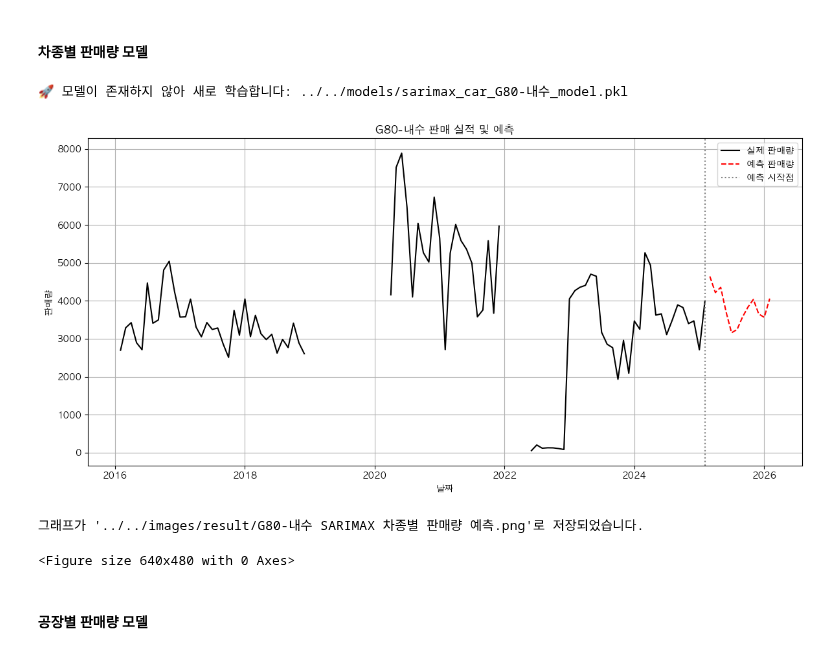
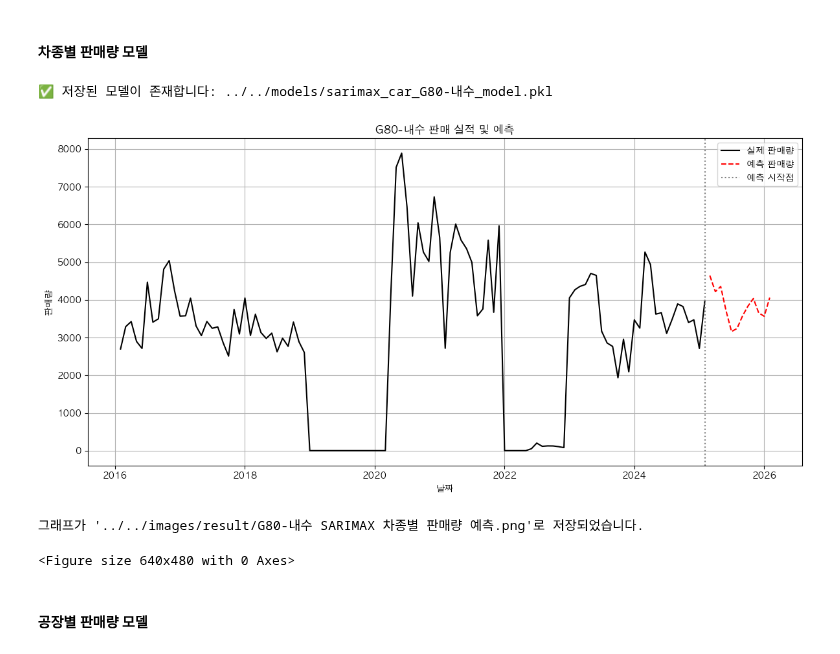
Before and after one commit to CodeWorks-hi/mini-project-2, a Jupyter notebook: jupyter_notebooks/모델_개발/retail_pred_model.ipynb, the cells around one changed output. Saved outputs shown, nothing was run; the diff lists cells and outputs as text; code cells hidden in the pictures.

```diff
--- a/jupyter_notebooks/모델_개발/retail_pred_model.ipynb
+++ b/jupyter_notebooks/모델_개발/retail_pred_model.ipynb
@@ -159,7 +159,7 @@ def ensure_model(region_name):
         return False
 
 # 5. 실행 예시
-file_path = "../../data/processed/지역별판매 복사본 2.csv"
+file_path = "../../data/processed/지역별판매 복사본.csv"
 df = pd.read_csv(file_path)
 
 # 전처리: 지역명 + 대륙 통합
@@ -181,7 +181,7 @@ status = ensure_model(region_name)
 
 # ✅ 특정 기간 값이 모두 0인지 확인
 zero_check_range = region_data.loc["2024-09":"2025-02", "y"]
-if (zero_check_range.isnull().sum() == len(zero_check_range)):
+if (zero_check_range.sum() == 0):
     print("🚫 이 지역은 현재 검색이 불가능합니다.")
 else :
     if status:
@@ -313,7 +313,7 @@ def plot_lstm_forecast(series, forecast_df, car_name, forecast_months, save_path
     plt.show()
 
 # 5. 실행 예시
-file_path = "../../data/processed/차종별판매 복사본 2.csv"
+file_path = "../../data/processed/차종별판매 복사본.csv"
 df = pd.read_csv(file_path)
 
 # 전처리: 인덱스 통합
@@ -353,7 +353,7 @@ status = ensure_model(car_name)
 
 # ✅ 특정 기간 값이 모두 0인지 확인
 zero_check_range = car_data.loc["2024-09":"2025-02", "y"]
-if (zero_check_range.isnull().sum() == len(zero_check_range)):
+if (zero_check_range.sum() == 0):
     print("🚫 이 차는 더 이상 생산하지 않습니다.")
 else :
     if status:
@@ -548,7 +543,7 @@ status = ensure_model(plant_name)
 
 # ✅ 특정 기간 값이 모두 0인지 확인
 zero_check_range = plant_data.loc["2024-09":"2025-02", "y"]
-if (zero_check_range.isnull().sum() == len(zero_check_range)):
+if (zero_check_range.sum() == 0):
     print("🚫 이 차는 더 이상 생산하지 않습니다.")
 else :
     if status:
@@ -641,7 +636,7 @@ def plot_series_with_forecast(series, forecast_result, region_name, save_path=No
 
 
 
-file_path = "../../data/processed/지역별판매 복사본 2.csv"  # 본인 환경에 맞게 경로 설정
+file_path = "../../data/processed/지역별판매 복사본.csv"  # 본인 환경에 맞게 경로 설정
 
 df = load_data(file_path)
 
@@ -675,7 +670,7 @@ region_series = prepare_region_series(df, region_name)
 
 # ✅ 특정 기간 값이 모두 0인지 확인
 zero_check_range = region_series.loc["2024-09":"2025-02", "y"]
-if (zero_check_range.isnull().sum() == len(zero_check_range)):
+if (zero_check_range.sum() == 0):
     print("🚫 이 지역은 현재 검색이 불가능합니다.")
 else :
     if status:
@@ -767,7 +762,7 @@ def plot_series_with_forecast(series, forecast_result, car_name, save_path=None)
 
 
 
-file_path = "../../data/processed/차종별판매 복사본 2.csv"  # 본인 환경에 맞게 경로 설정
+file_path = "../../data/processed/차종별판매 복사본.csv"  # 본인 환경에 맞게 경로 설정
 
 df = load_data(file_path)
 
@@ -784,37 +779,37 @@ forecast_months = 12
 def get_model_path(car_name):
     return f"../../models/sarimax_car_{car_name}_model.pkl"
 
 def ensure_model(car_name):
     model_path = get_model_path(car_name)
 
     if os.path.exists(model_path):
         print(f"✅ 저장된 모델이 존재합니다: {model_path}")
         return True
     else:
         print(f"🚀 모델이 존재하지 않아 새로 학습합니다: {model_path}")
         return False
 
 status = ensure_model(car_name)
 
 car_series = prepare_car_series(df, car_name)
 
 # ✅ 특정 기간 값이 모두 0인지 확인
 zero_check_range = car_series.loc["2024-09":"2025-02", "y"]
-if (zero_check_range.isnull().sum() == len(zero_check_range)):
+if (zero_check_range.sum() == 0):
     print("🚫 이 차는 더 이상 생산하지 않습니다.")
 else :
     if status:
-        model = joblib.load(get_model_path(plant_name))
+        model = joblib.load(get_model_path(car_name))
     else:
 
         model = train_sarimax_model(car_series)
         joblib.dump(model, get_model_path(car_name))
 
     forecast_result = forecast_future(model, car_series, forecast_months)
     plot_series_with_forecast(car_series, forecast_result, car_name)
 # %% [output]
-🚀 모델이 존재하지 않아 새로 학습합니다: ../../models/sarimax_car_G80-내수_model.pkl
+✅ 저장된 모델이 존재합니다: ../../models/sarimax_car_G80-내수_model.pkl
-[figure, old version]
+[figure, new version]
 그래프가 '../../images/result/G80-내수 SARIMAX 차종별 판매량 예측.png'로 저장되었습니다.
 <Figure size 640x480 with 0 Axes>
 # %% [markdown]
```
Also changed, not shown: parts of 2 cells of this notebook, 15 other files.
